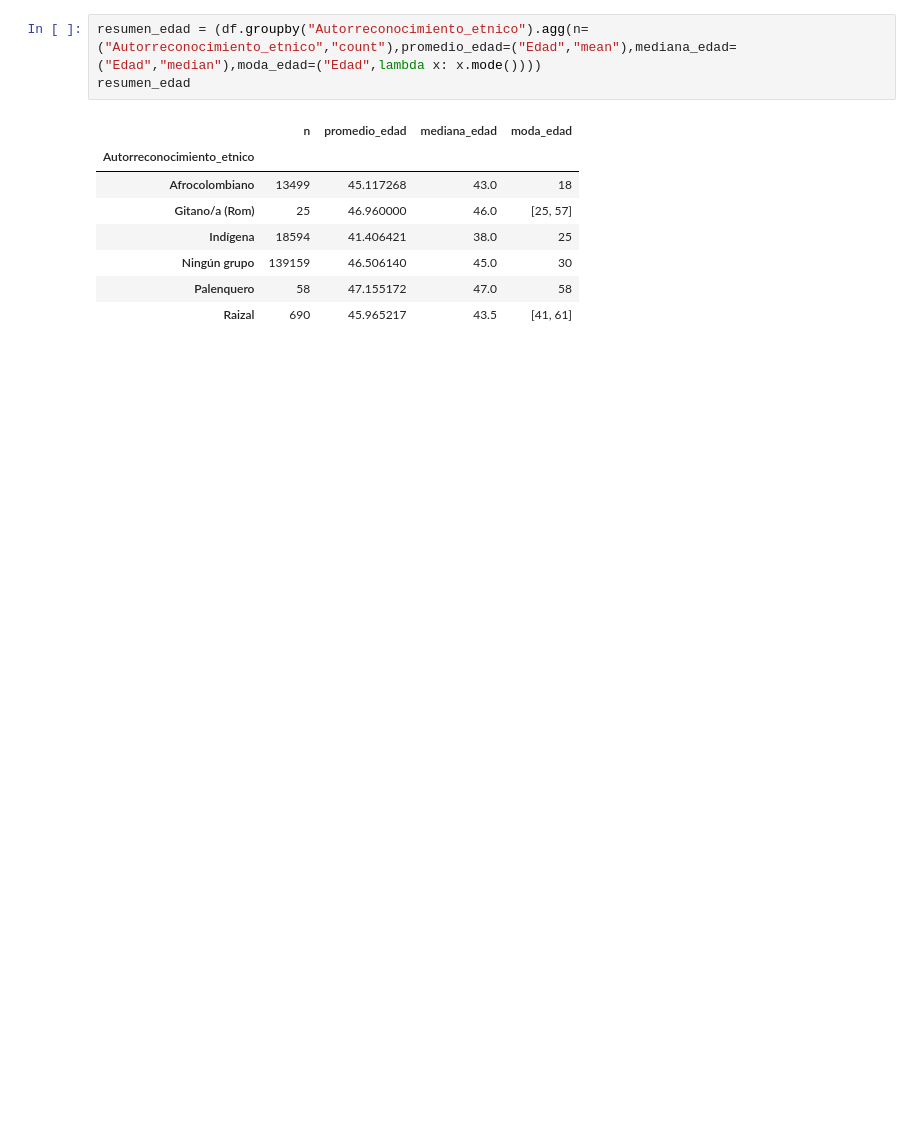
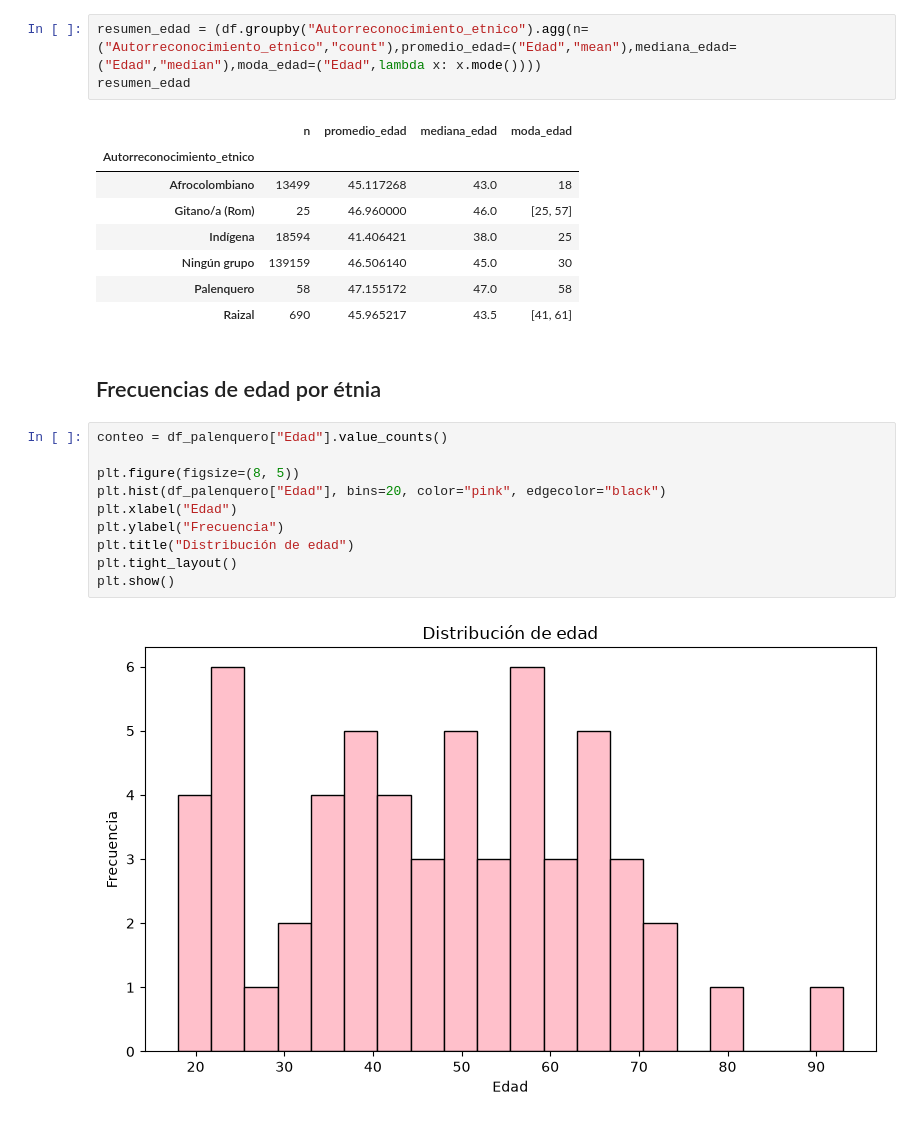
Before and after one commit to Trio-Maravilla/Primer-Proyecto-, a Jupyter notebook: notebooks/data_analysis_Leo.ipynb, the cells around one changed output. Drawn from its saved outputs; the diff is of its cells as text; blank space fills up the shorter version.

```diff
--- a/notebooks/data_analysis_Leo.ipynb
+++ b/notebooks/data_analysis_Leo.ipynb
@@ -1024,3 +1021,17 @@ resumen_edad
 | Ningún grupo | 139159 | 46.506140 | 45.0 | 30 |
 | Palenquero | 58 | 47.155172 | 47.0 | 58 |
 | Raizal | 690 | 45.965217 | 43.5 | [41, 61] |
+# %% [markdown]
+## Frecuencias de edad por étnia
+# %%
+conteo = df_palenquero["Edad"].value_counts()
+
+plt.figure(figsize=(8, 5))
+plt.hist(df_palenquero["Edad"], bins=20, color="pink", edgecolor="black")
+plt.xlabel("Edad")
+plt.ylabel("Frecuencia")
+plt.title("Distribución de edad")
+plt.tight_layout()
+plt.show()
+# %% [output]
+[figure, added]
```
Also changed, not shown: parts of 12 cells of this notebook.
